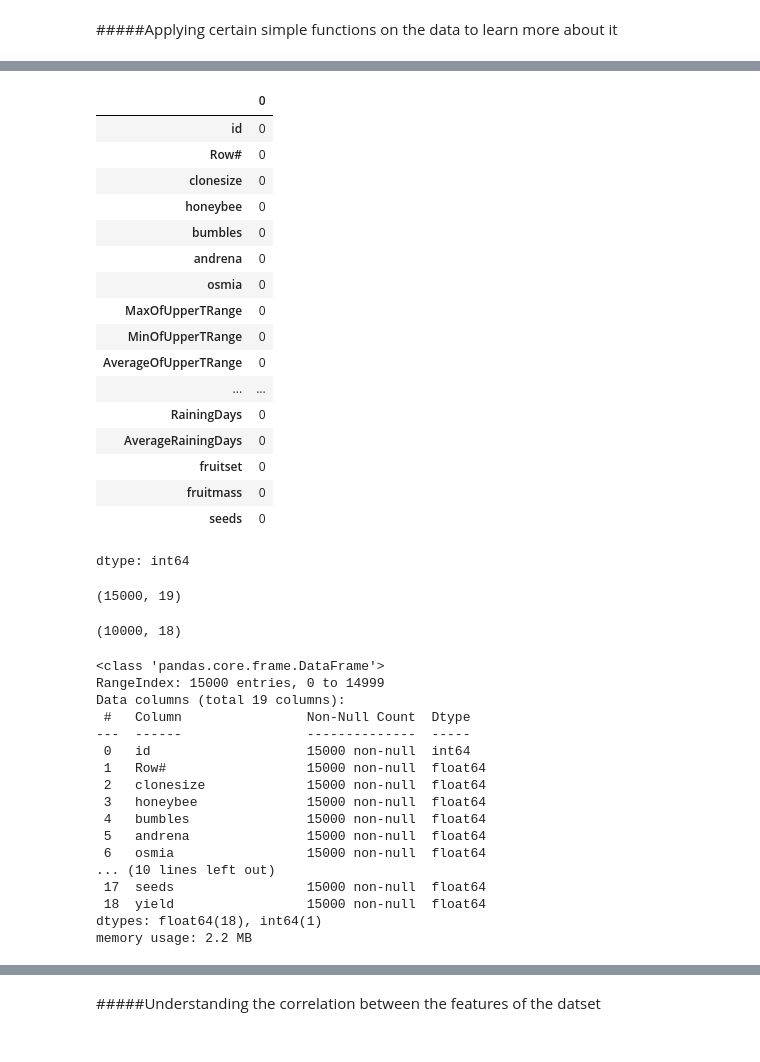
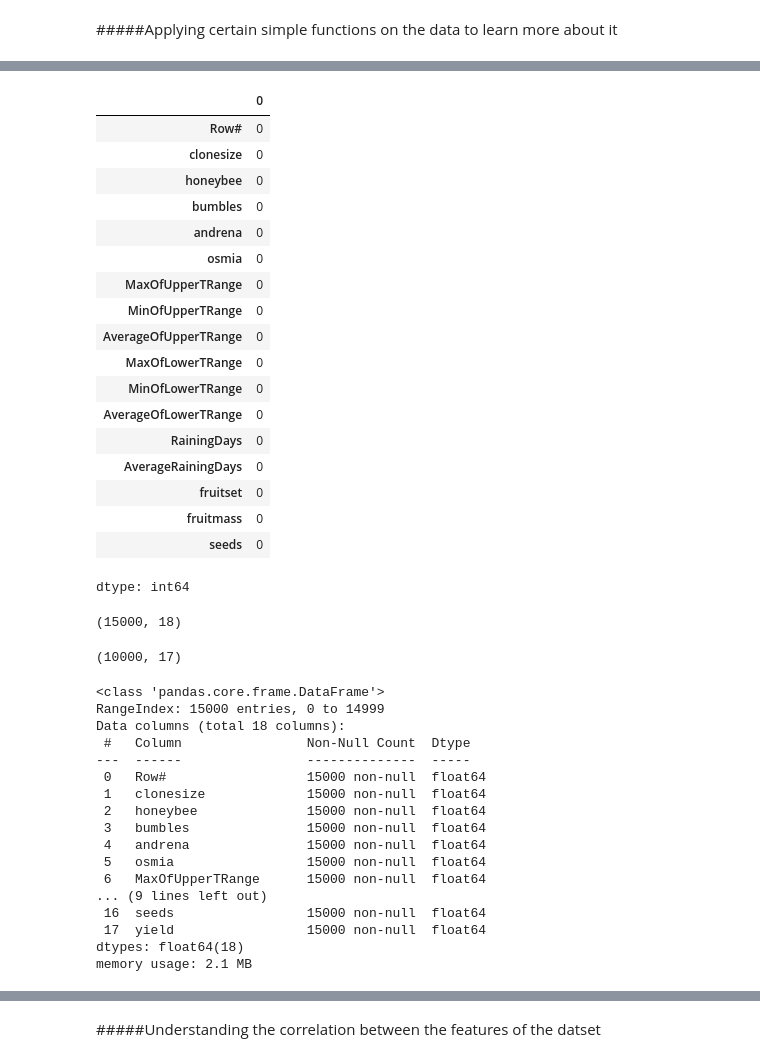
Before and after one commit to carol-furtado/Predicting-Blueberry-Yield-Using-Supervised-Regression-Models-A-Kaggle-ML-League-Challenge, a Jupyter notebook: WEC_competition.ipynb, the cells around one changed output, grey strips where cells are left out. Saved outputs shown, nothing was run; the diff lists cells and outputs as text; code cells hidden in the pictures.

```diff
--- a/WEC_competition.ipynb
+++ b/WEC_competition.ipynb
@@ -86,2 +86,6 @@ sample_test_data.head()
+# %%
+#removing the column 'id' from both train and test datasets
+final_sample_train_data=sample_train_data.drop(['id'],axis=1)
+final_sample_test_data=sample_test_data.drop(['id'],axis=1)
 # %%
 #finding out whether there are any null values in the training dataset
@@ -107,10 +111,9 @@ sample_train_data.isnull().sum()
 dtype: int64
 # %%
 #finding out whether there are any null values in the testing dataset
-sample_test_data.isnull().sum()
+final_sample_test_data.isnull().sum()
 # %% [output]
 |  | 0 |
-| id | 0 |
 | Row# | 0 |
 | clonesize | 0 |
 | honeybee | 0 |
@@ -120,7 +123,9 @@ sample_test_data.isnull().sum()
 | MaxOfUpperTRange | 0 |
 | MinOfUpperTRange | 0 |
 | AverageOfUpperTRange | 0 |
-| ... | ... |
+| MaxOfLowerTRange | 0 |
+| MinOfLowerTRange | 0 |
+| AverageOfLowerTRange | 0 |
 | RainingDays | 0 |
 | AverageRainingDays | 0 |
 | fruitset | 0 |
@@ -129,34 +134,34 @@ sample_test_data.isnull().sum()
 dtype: int64
 # %%
 #finding number of data points and number of features in training data
-sample_train_data.shape
+final_sample_train_data.shape
 # %% [output]
-(15000, 19)
+(15000, 18)
 # %%
 #finding number of data points and number of features in testing data
-sample_test_data.shape
+final_sample_test_data.shape
 # %% [output]
-(10000, 18)
+(10000, 17)
 # %%
 #obtaining some information on the training dataset
-sample_train_data.info()
+final_sample_train_data.info()
 # %% [output]
 <class 'pandas.core.frame.DataFrame'>
 RangeIndex: 15000 entries, 0 to 14999
-Data columns (total 19 columns):
+Data columns (total 18 columns):
  #   Column                Non-Null Count  Dtype
 ---  ------                --------------  -----
- 0   id                    15000 non-null  int64
- 1   Row#                  15000 non-null  float64
- 2   clonesize             15000 non-null  float64
- 3   honeybee              15000 non-null  float64
- 4   bumbles               15000 non-null  float64
- 5   andrena               15000 non-null  float64
- 6   osmia                 15000 non-null  float64
-... (10 lines left out)
- 17  seeds                 15000 non-null  float64
- 18  yield                 15000 non-null  float64
-dtypes: float64(18), int64(1)
-memory usage: 2.2 MB
+ 0   Row#                  15000 non-null  float64
+ 1   clonesize             15000 non-null  float64
+ 2   honeybee              15000 non-null  float64
+ 3   bumbles               15000 non-null  float64
+ 4   andrena               15000 non-null  float64
+ 5   osmia                 15000 non-null  float64
+ 6   MaxOfUpperTRange      15000 non-null  float64
+... (9 lines left out)
+ 16  seeds                 15000 non-null  float64
+ 17  yield                 15000 non-null  float64
+dtypes: float64(18)
+memory usage: 2.1 MB
 # %%
 #obtaining some information on the testing dataset
```
Also changed, not shown: parts of 5 cells of this notebook.
